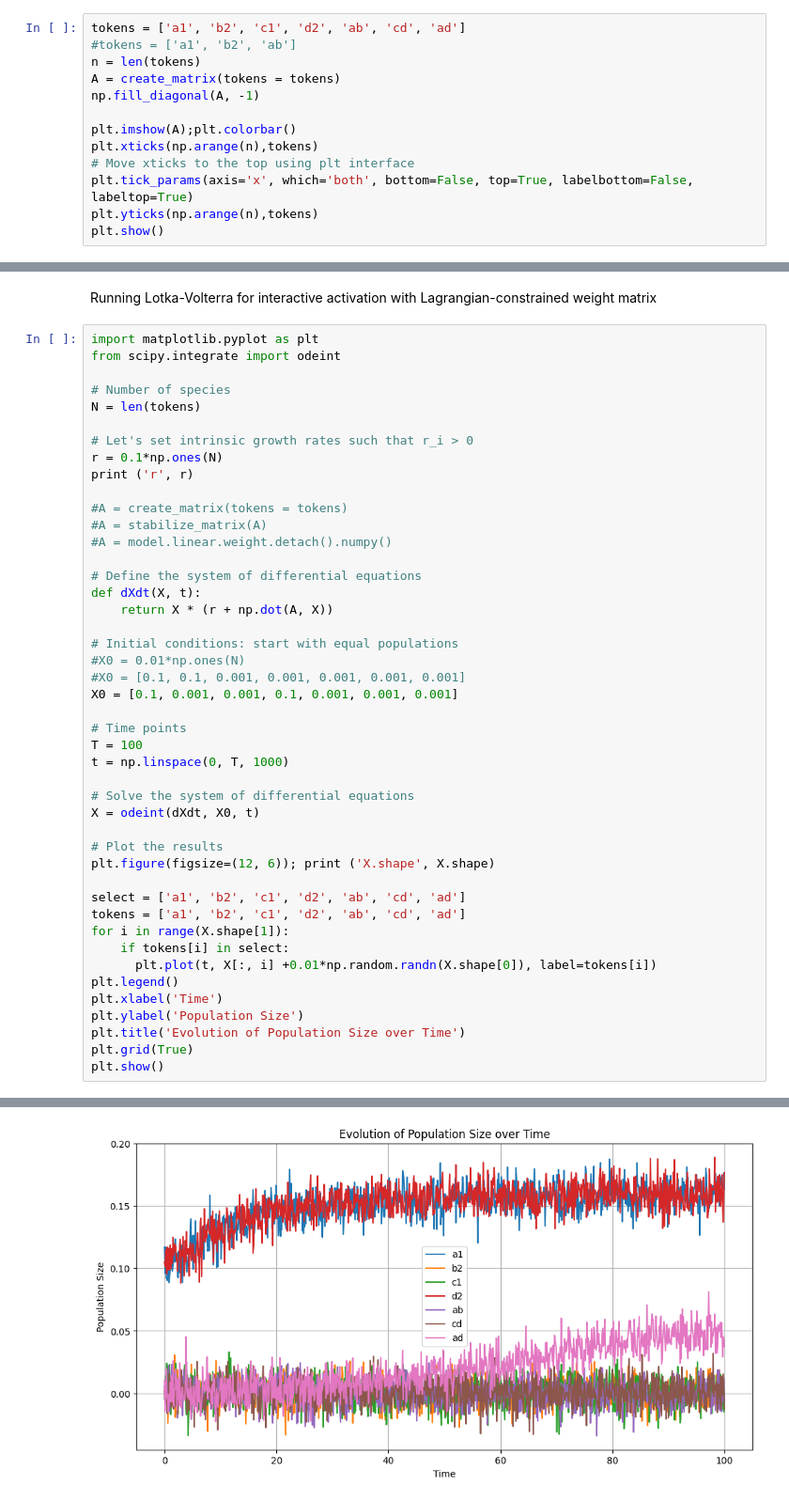
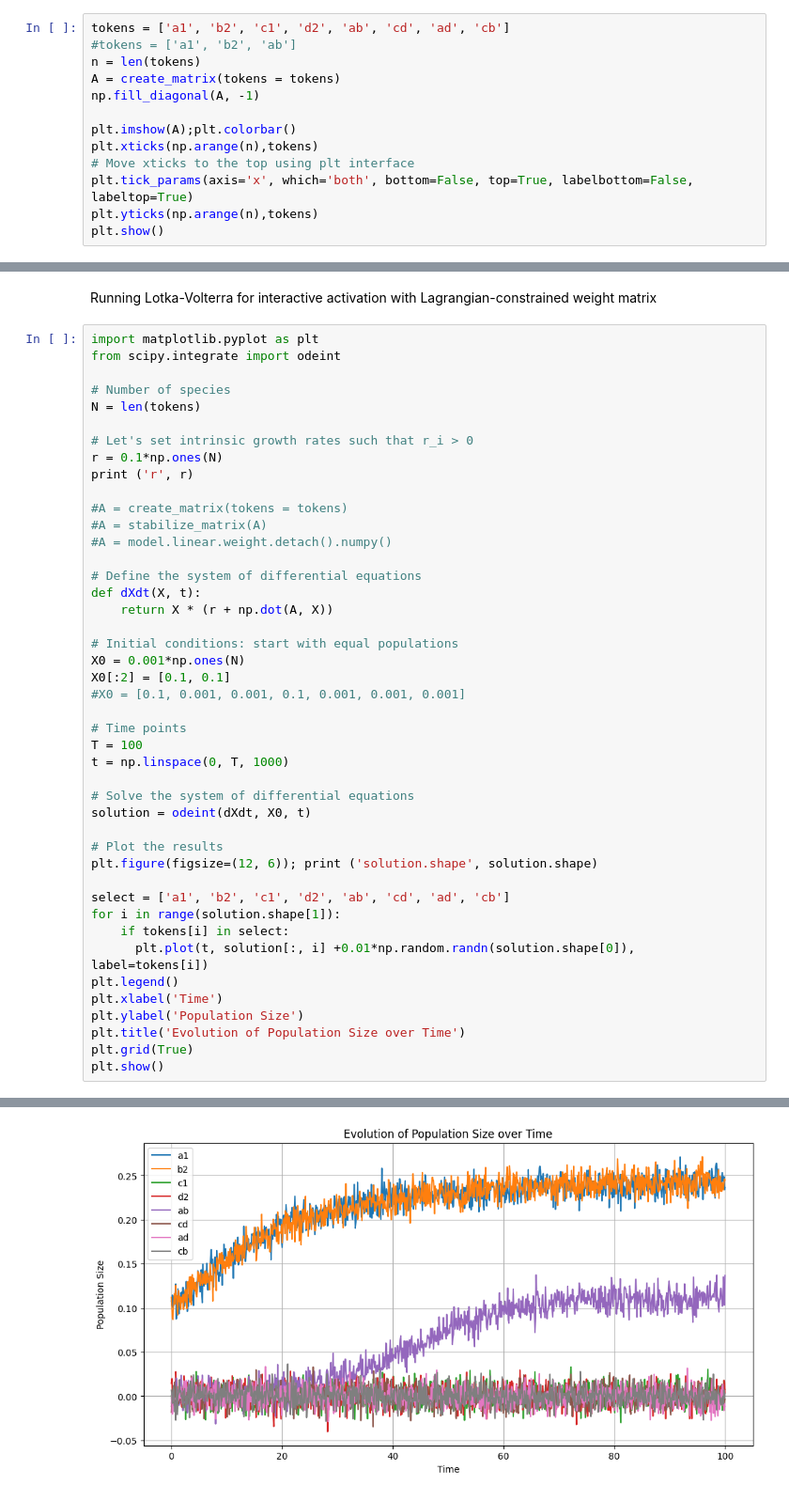
Before and after one commit to THANNAGA/Lagrangian, a Jupyter notebook: GLV_bounded_lagrangian.ipynb, the cells around one changed output, grey strips where cells are left out. Shown at 94% size. Cells and saved outputs as stored; diff of their text form.

```diff
--- a/GLV_bounded_lagrangian.ipynb
+++ b/GLV_bounded_lagrangian.ipynb
@@ -207,7 +207,7 @@ def create_matrix(tokens=[], WtoL=0.01, LtoW=0.05, LtoL=-0.1, WtoW=-0.5):
               adjacency_matrix[j, i] = LtoW
   return adjacency_matrix
 # %%
-tokens = ['a1', 'b2', 'c1', 'd2', 'ab', 'cd', 'ad']
+tokens = ['a1', 'b2', 'c1', 'd2', 'ab', 'cd', 'ad', 'cb']
 #tokens = ['a1', 'b2', 'ab']
 n = len(tokens)
 A = create_matrix(tokens = tokens)
@@ -497,25 +499,24 @@ def dXdt(X, t):
     return X * (r + np.dot(A, X))
 
 # Initial conditions: start with equal populations
-#X0 = 0.01*np.ones(N)
-#X0 = [0.1, 0.1, 0.001, 0.001, 0.001, 0.001, 0.001]
-X0 = [0.1, 0.001, 0.001, 0.1, 0.001, 0.001, 0.001]
+X0 = 0.001*np.ones(N)
+X0[:2] = [0.1, 0.1]
+#X0 = [0.1, 0.001, 0.001, 0.1, 0.001, 0.001, 0.001]
 
 # Time points
 T = 100
 t = np.linspace(0, T, 1000)
 
 # Solve the system of differential equations
-X = odeint(dXdt, X0, t)
+solution = odeint(dXdt, X0, t)
 
 # Plot the results
-plt.figure(figsize=(12, 6)); print ('X.shape', X.shape)
+plt.figure(figsize=(12, 6)); print ('solution.shape', solution.shape)
 
-select = ['a1', 'b2', 'c1', 'd2', 'ab', 'cd', 'ad']
-tokens = ['a1', 'b2', 'c1', 'd2', 'ab', 'cd', 'ad']
-for i in range(X.shape[1]):
+select = ['a1', 'b2', 'c1', 'd2', 'ab', 'cd', 'ad', 'cb']
+for i in range(solution.shape[1]):
     if tokens[i] in select:
-      plt.plot(t, X[:, i] +0.01*np.random.randn(X.shape[0]), label=tokens[i])
+      plt.plot(t, solution[:, i] +0.01*np.random.randn(solution.shape[0]), label=tokens[i])
 plt.legend()
 plt.xlabel('Time')
 plt.ylabel('Population Size')
@@ -528,4 +529,4 @@ X.shape (1000, 7)
-[figure, old version]
+[figure, new version]
 # %%
 def jacobian(func, state, interaction_matrix, growth_rates):
     """Compute the Jacobian matrix of func at the given state."""
```
Also changed, not shown: parts of 14 cells of this notebook.
